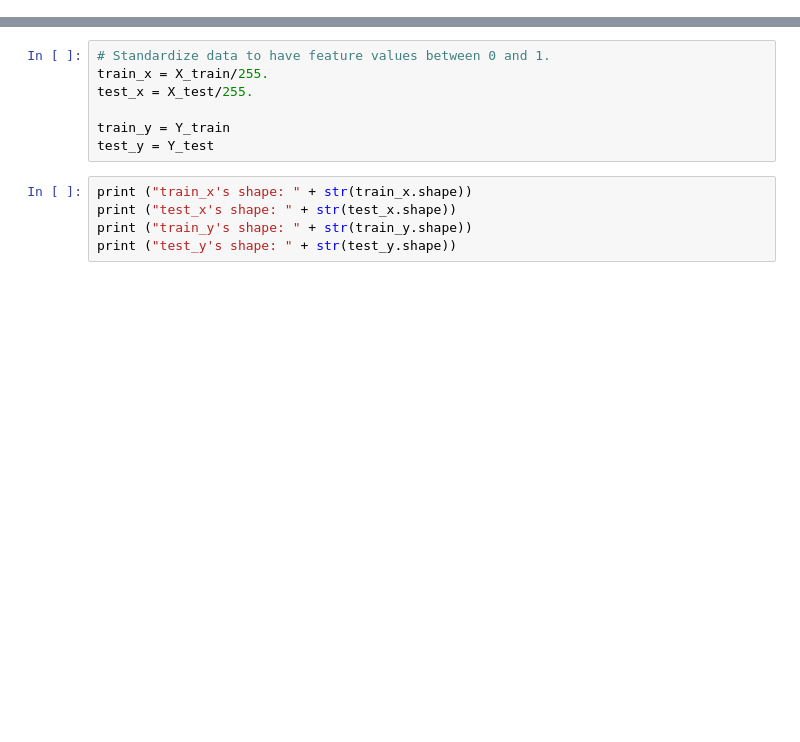
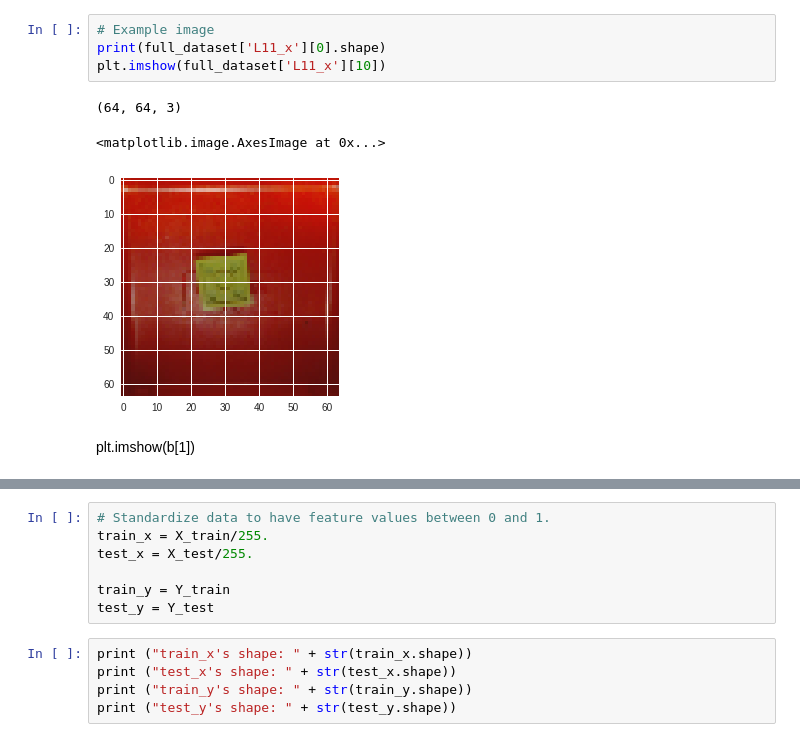
Before and after one commit to tylerlum/Tray_Image_Classifier_A, a Jupyter notebook: Tray_Image_Classifier_B.ipynb, the cells around one changed output, grey strips where cells are left out. Saved outputs shown, nothing was run; the diff lists cells and outputs as text; blank space fills up the shorter version.

```diff
--- a/Tray_Image_Classifier_B.ipynb
+++ b/Tray_Image_Classifier_B.ipynb
@@ -225,0 +154,10 @@ plt.imshow(full_dataset['L03'][3])
+# %%
+# Example image
+print(full_dataset['L11_x'][0].shape)
+plt.imshow(full_dataset['L11_x'][10])
+# %% [output]
+(64, 64, 3)
+<matplotlib.image.AxesImage at 0x...>
+[figure, added]
+# %% [markdown]
+plt.imshow(b[1])
```
Also changed, not shown: parts of 28 cells of this notebook.
